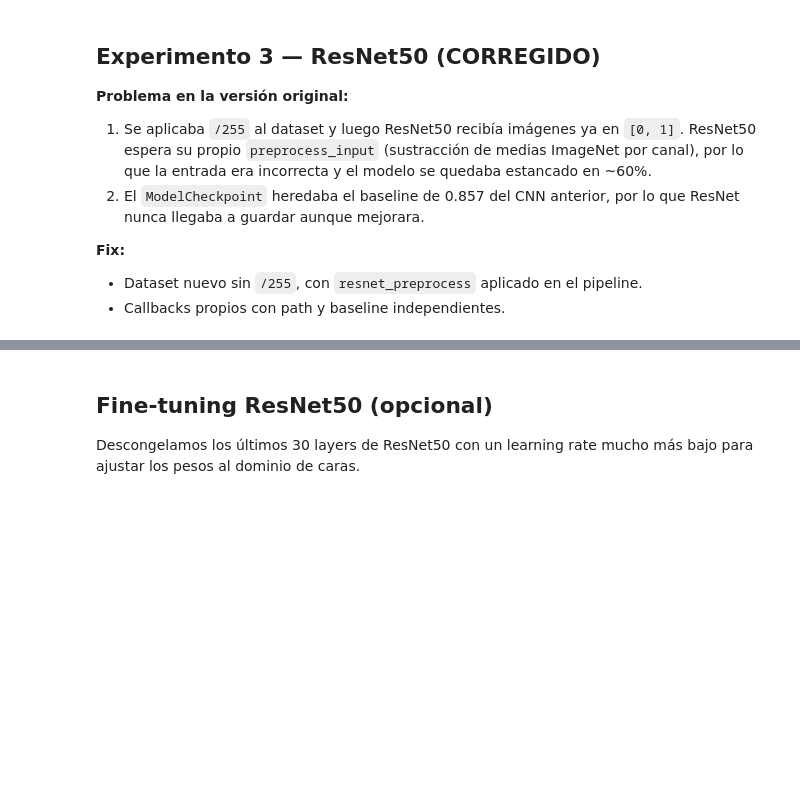
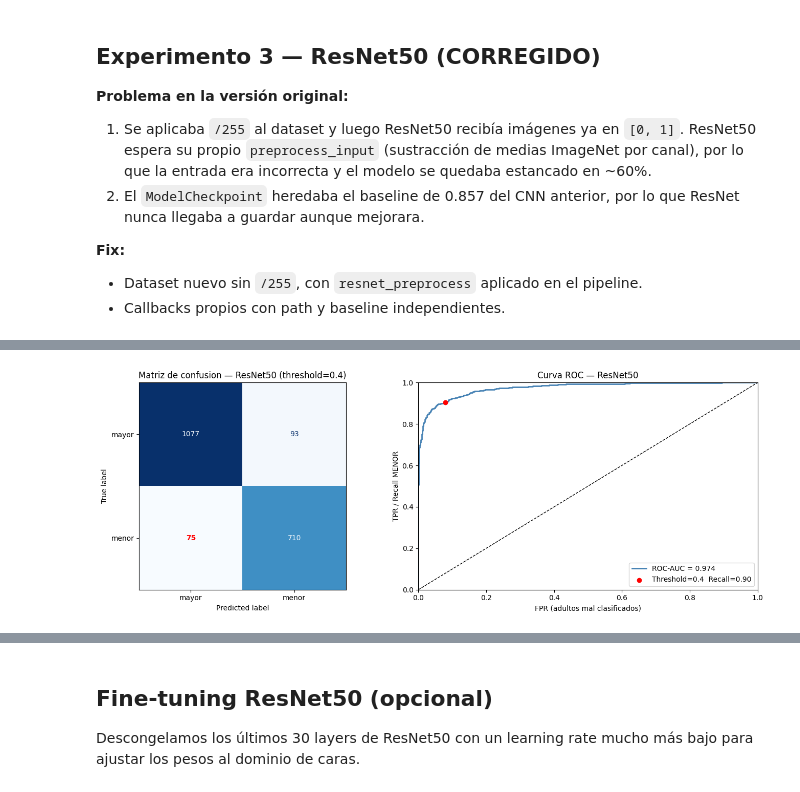
Before and after one commit to Alejandro428/proyecto-rostros, a Jupyter notebook: training/red_neuronal_proyecto_imagenes.ipynb, the cells around one changed output, grey strips where cells are left out. Saved outputs shown, nothing was run; the diff lists cells and outputs as text; code cells hidden in the pictures; blank space fills up the shorter version.

```diff
--- a/training/red_neuronal_proyecto_imagenes.ipynb
+++ b/training/red_neuronal_proyecto_imagenes.ipynb
@@ -316,24 +401,6 @@ def get_resnet():
     outputs = layers.Dense(1, activation='sigmoid')(x)
 
     return Model(inputs, outputs)
-# %%
-def get_resnet():
-    base_model = ResNet50(
-        weights='imagenet',
-        include_top=False,
-        input_shape=(256, 320, 3)
-    )
-    base_model.trainable = False
-
-    inputs  = layers.Input(shape=(256, 320, 3))
-    x       = base_model(inputs, training=False)
-    x       = layers.GlobalAveragePooling2D()(x)
-    x       = layers.Dense(64, activation='relu')(x)
-    x       = layers.Dropout(0.3)(x)
-    x       = layers.Dense(32, activation='relu')(x)
-    outputs = layers.Dense(1, activation='sigmoid')(x)
-
-    return Model(inputs, outputs)
 # %%
 modelo_resnet = get_resnet()
 
@@ -354,0 +505,34 @@ graficar(history_resnet, 'ResNet50 — Fase 1')
+# %%
+# Celda 2 — Matriz de confusión + curva ROC
+fig, axes = plt.subplots(1, 2, figsize=(14, 5))
+
+cm   = confusion_matrix(y_true_res, y_pred_res)
+disp = ConfusionMatrixDisplay(confusion_matrix=cm, display_labels=class_names)
+disp.plot(ax=axes[0], colorbar=False, cmap='Blues')
+axes[0].set_title(f'Matriz de confusion — ResNet50 (threshold={THRESHOLD})')
+
+# Resaltar FN en rojo (fila menor, columna mayor)
+n_cls = len(class_names)
+for i in range(n_cls):
+    for j in range(n_cls):
+        if class_names[i] == 'menor' and class_names[j] != 'menor':
+            axes[0].texts[i * n_cls + j].set_color('red')
+            axes[0].texts[i * n_cls + j].set_fontweight('bold')
+
+fpr_arr, tpr_arr, _ = roc_curve(y_true_res, scores_res)
+fpr_op = fp / (fp + tn) if (fp + tn) > 0 else 0
+axes[1].plot(fpr_arr, tpr_arr, lw=2, color='steelblue', label=f'ROC-AUC = {roc_auc_res:.3f}')
+axes[1].plot([0, 1], [0, 1], 'k--', lw=1)
+axes[1].scatter([fpr_op], [recall_menor], color='red', zorder=5,
+                label=f'Threshold={THRESHOLD}  Recall={recall_menor:.2f}')
+axes[1].set_xlabel('FPR (adultos mal clasificados)')
+axes[1].set_ylabel('TPR / Recall MENOR')
+axes[1].set_title('Curva ROC — ResNet50')
+axes[1].legend()
+axes[1].set_xlim(0, 1)
+axes[1].set_ylim(0, 1)
+
+plt.tight_layout()
+plt.show()
+# %% [output]
+[figure, added]
```
Also changed, not shown: parts of 16 cells of this notebook, 2 other files.
